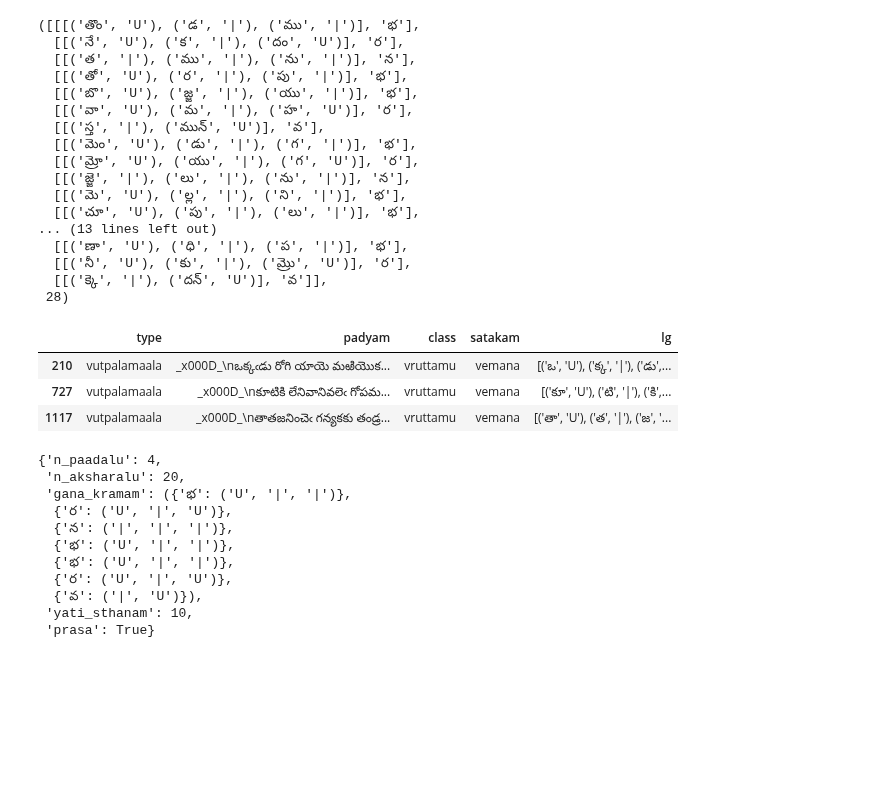
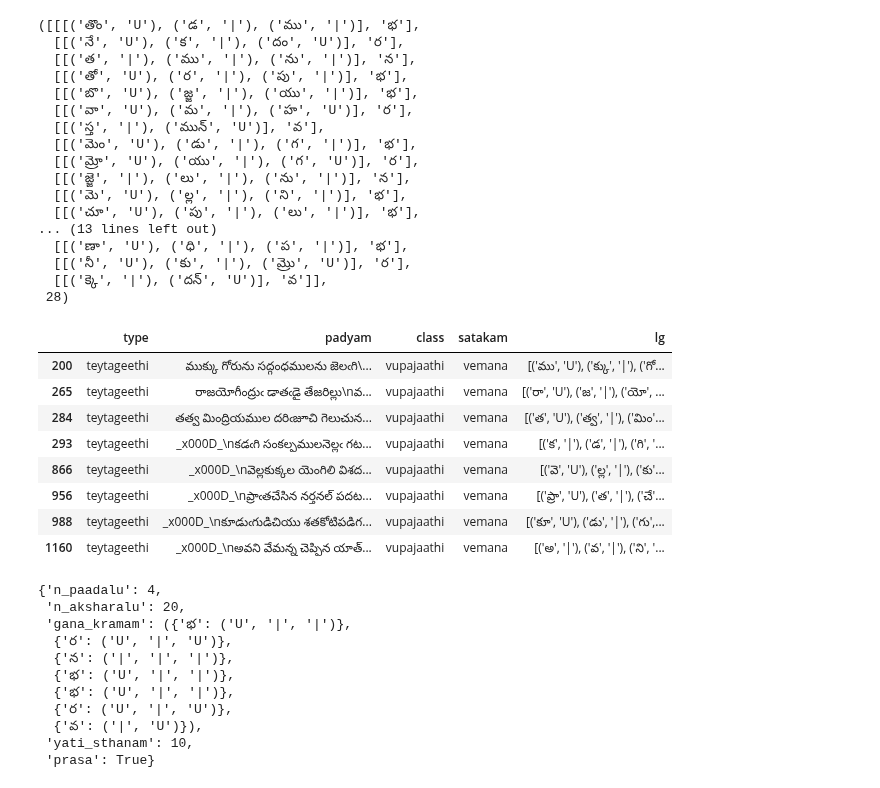
Before and after one commit to BodduSriPavan-111/chandassu, a Jupyter notebook: examples/example.ipynb, the cells around one changed output. Cells and saved outputs as stored; diff of their text form; code cells hidden in the pictures; blank space fills up the shorter version.

```diff
--- a/examples/example.ipynb
+++ b/examples/example.ipynb
@@ -66,13 +64,16 @@ check_vruttam_gana_kramam( lg_data, config, verbose= False )
  28)
 # %%
 df= pd.read_excel( 'c:\\Users\\bsnra\\Desktop\\chandassu\\dataset\\lg\\vemana.xlsx' )
-data= df.iloc[210]["padyam"]
-type= "vutpalamaala"
+df= df[ df["type"]=="teytageethi"]
+df
+# %% [output]
+|  | type | padyam | class | satakam | lg |
+| 200 | teytageethi | ముక్కు గోరును సద్గంధములను జెలఁగి\... | vupajaathi | vemana | [('ము', 'U'), ('క్కు', '|'), ('గో... |
+| 265 | teytageethi | రాజయోగీంద్రుఁ డాతఁడై తేజరిల్లు\nవ... | vupajaathi | vemana | [('రా', 'U'), ('జ', '|'), ('యో', ... |
+| 284 | teytageethi | తత్వ మింద్రియముల దరిఁజూచి గెలుచున... | vupajaathi | vemana | [('త', 'U'), ('త్వ', '|'), ('మిం'... |
+| 293 | teytageethi | _x000D_\nకడఁగి సంకల్పములనెల్లఁ గట... | vupajaathi | vemana | [('క', '|'), ('డ', '|'), ('గి', '... |
+| 866 | teytageethi | _x000D_\nవెల్లకుక్కల యెంగిలి విశద... | vupajaathi | vemana | [('వె', 'U'), ('ల్ల', '|'), ('కు'... |
+| 956 | teytageethi | _x000D_\nప్రాఁతచేసిన నర్తనల్‌ పదట... | vupajaathi | vemana | [('ప్రా', 'U'), ('త', '|'), ('చే'... |
+| 988 | teytageethi | _x000D_\nకూడుఁగుడిచియు శతకోటిపడిగ... | vupajaathi | vemana | [('కూ', 'U'), ('డు', '|'), ('గు',... |
+| 1160 | teytageethi | _x000D_\nఅవని వేమన్న చెప్పిన యాత్... | vupajaathi | vemana | [('అ', '|'), ('వ', '|'), ('ని', '... |
-# %%
-df[ df["type"]=="vutpalamaala"]
-# %% [output]
-|  | type | padyam | class | satakam | lg |
-| 210 | vutpalamaala | _x000D_\nఒక్కఁడు రోగి యాయె మఱియొక... | vruttamu | vemana | [('ఒ', 'U'), ('క్క', '|'), ('డు',... |
-| 727 | vutpalamaala | _x000D_\nకూటికి లేనివానివలెఁ గోపమ... | vruttamu | vemana | [('కూ', 'U'), ('టి', '|'), ('కి',... |
-| 1117 | vutpalamaala | _x000D_\nతాతజనించెఁ గన్యకకు తండ్ర... | vruttamu | vemana | [('తా', 'U'), ('త', '|'), ('జ', '... |
 # %%
```
Also changed, not shown: parts of 10 cells of this notebook, 3 other files.
